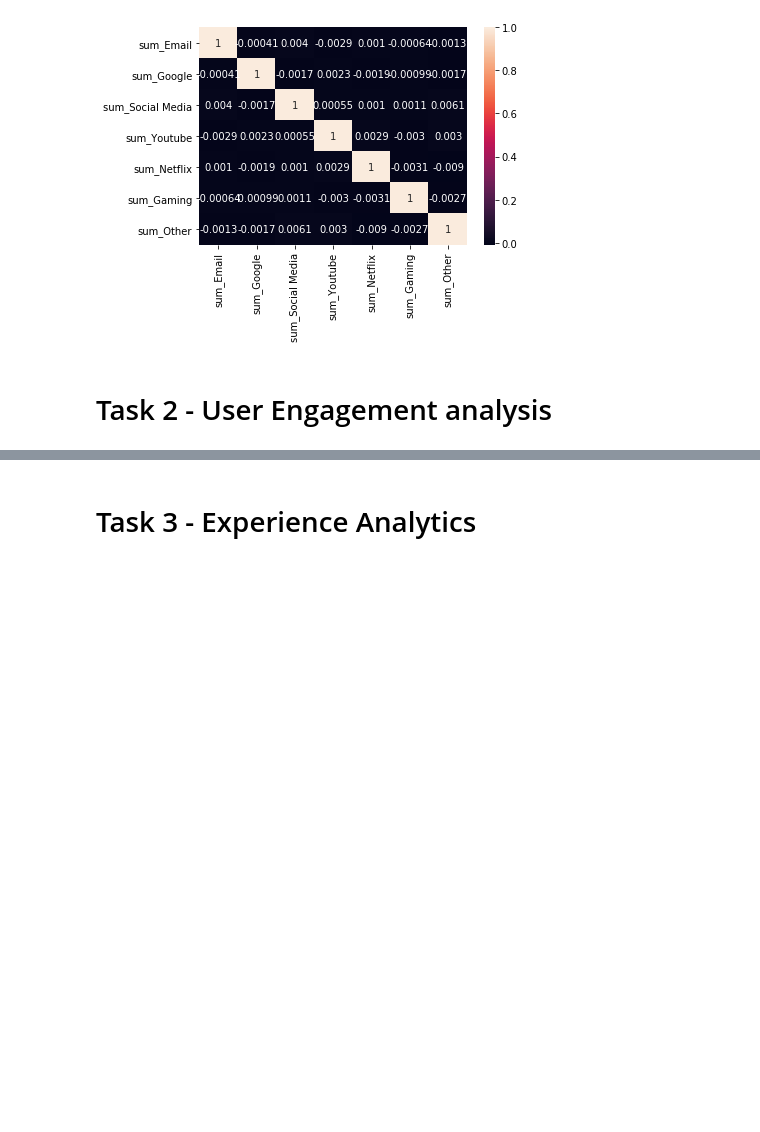
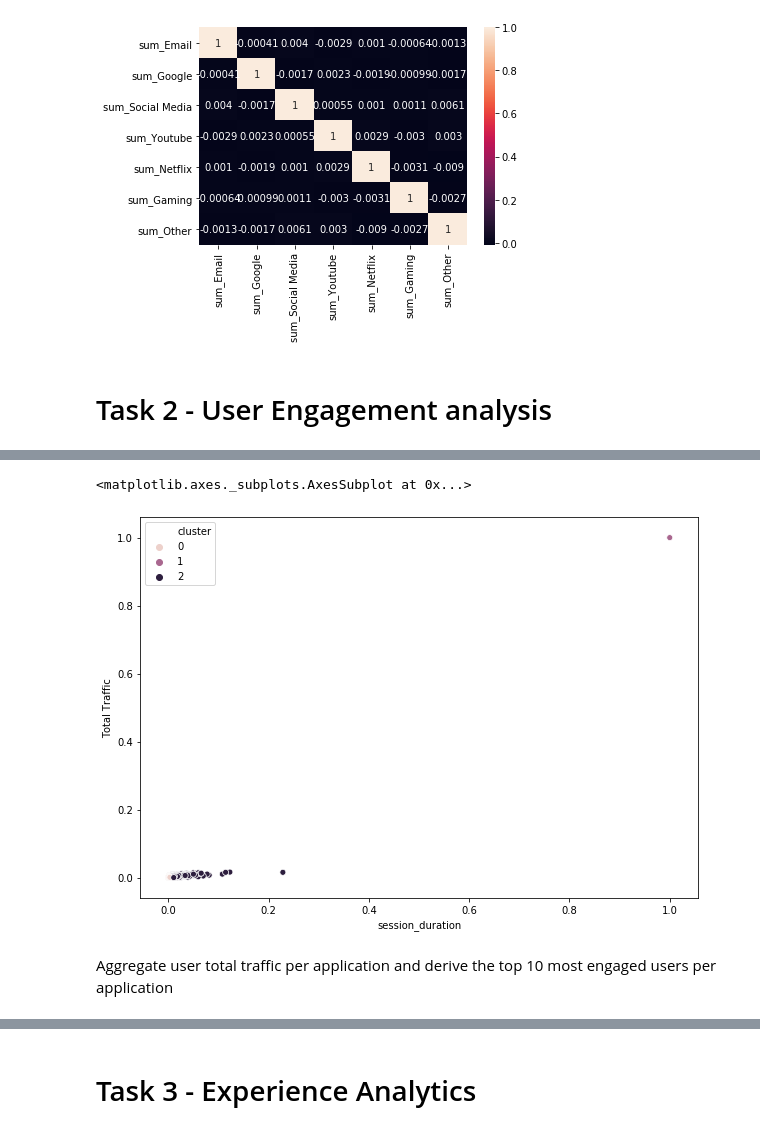
Before and after one commit to saminegash/10-academy-journey, a Jupyter notebook: Week2/Solution/week2_challenge.ipynb, the cells around one changed output, grey strips where cells are left out. Cells and saved outputs as stored; diff of their text form; code cells hidden in the pictures; blank space fills up the shorter version.

```diff
--- a/Week2/Solution/week2_challenge.ipynb
+++ b/Week2/Solution/week2_challenge.ipynb
@@ -857,0 +984,9 @@ plt.show()
+# %%
+# Creating unnormalized Data
+df_unnormalized = challenge_data.groupby('MSISDN/Number').agg(dict( {'Bearer Id': 'count',
+                                                                       'Dur. (ms)': 'sum',
+                                                                       'total_data_trans':'sum'})
+                                                               )
+# %%
+unnormalized_data = df_unnormalized.rename(columns={'Bearer Id':'session_frequency', 'Dur. (ms)': "session_duration", 'total_data_trans':"Total Traffic" })
+unnormalized_data.head(10)
@@ -857,0 +1109,9 @@ plt.show()
+# %%
+plt.figure(figsize=(10,7))
+sns.scatterplot(x = 'session_duration', y='Total Traffic', hue='cluster', data=norm_data)
+# %% [output]
+<matplotlib.axes._subplots.AxesSubplot at 0x...>
+[figure, added]
+# %% [markdown]
+Aggregate user total traffic per application and derive the top 10 most engaged
+users per application
```
Also changed, not shown: parts of 163 cells of this notebook, 9 other files.
